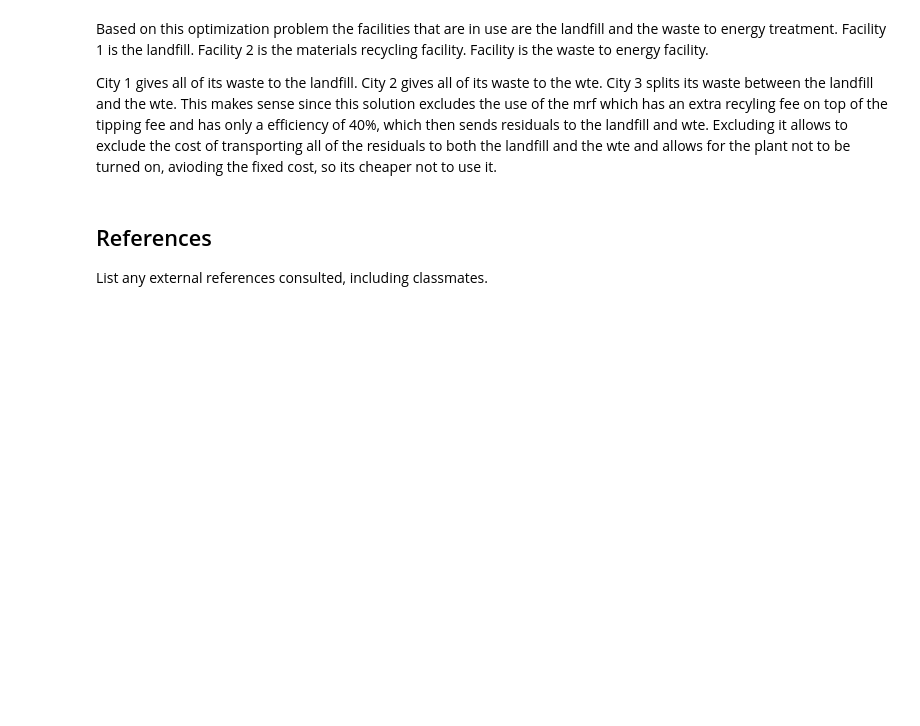
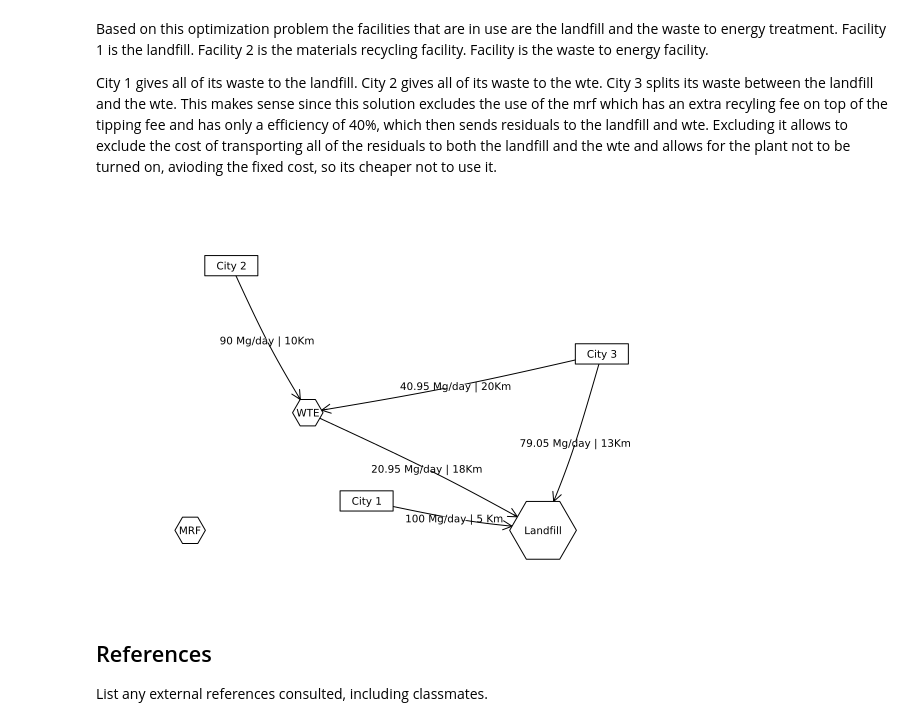
Before and after one commit to BEE4750-FA24/hw5-fls-1, a Jupyter notebook: hw05_sarah_v2.ipynb, the cells around one changed output. Cells and saved outputs as stored; diff of their text form; code cells hidden in the pictures; blank space fills up the shorter version.

Commit message:
add figure

```diff
--- a/hw05_sarah_v2.ipynb
+++ b/hw05_sarah_v2.ipynb
@@ -260,6 +260,50 @@ Residual Waste from Facility 3 to Facility 3: 0.0
 Based on this optimization problem the facilities that are in use are the landfill and the waste to energy treatment. Facility 1 is the landfill. Facility 2 is the materials recycling facility. Facility is the waste to energy facility.
 
 City 1 gives all of its waste to the landfill. City 2 gives all of its waste to the wte. City 3 splits its waste between the landfill and the wte. This makes sense since this solution excludes the use of the mrf which has an extra recyling fee on top of the tipping fee and has only a efficiency of 40%, which then sends residuals to the landfill and wte. Excluding it allows to exclude the cost of transporting all of the residuals to both the landfill and the wte and allows for the plant not to be turned on, avioding the fixed cost, so its cheaper not to use it.
+# %%
+# Adjacency matrix for 6 nodes
+A = [0 0 0 0 1 0;   # Edge from City 1 Landfill
+     0 0 0 0 0 1;   # Edge from City 2 to WTE
+     0 0 0 0 1 1;   # Edge from City 3 to Landfill + WTE
+     0 0 0 0 0 0;   # MRF
+     0 0 0 0 0 0;   # Landfill (updated)
+     0 0 0 0 1 0];  # WTE to Landfill
+
+# Node labels
+names = ["City 1", "City 2", "City 3", "MRF", "Landfill", "WTE"]
+
+# Edge labels (flow values)
+edge_labels = Dict(
+    (1, 5) => "100 Mg/day | 5 Km",
+    (2, 6) => "90 Mg/day | 10Km",
+    (3, 5) => "79.05 Mg/day | 13Km",
+    (3, 6) => "40.95 Mg/day | 20Km",
+    (6, 5) => "20.95 Mg/day | 18Km",
+
+)
+
+# Shapes for nodes
+shapes = [:rect, :rect, :rect, :hexagon, :hexagon, :hexagon]
+
+# Node positions for 6 nodes
+xpos = [1.5, -0.8, 5.5, -1.5, 4.5, 0.5]
+ypos = [0, 4, 2.5, -0.5, -0.5, 1.5]
+
+# Create and display the graph
+p = graphplot(
+    A,
+    names=names,
+    edgelabel=edge_labels,
+    markersize=0.48,      # Adjust marker size for visibility
+    markershapes=shapes, # Set node shapes
+    markercolor=:white,  # Node background color
+    x=xpos,              # Set x positions
+    y=ypos               # Set y positions
+)
+
+display(p)
+# %% [output]
+[figure, added]
 # %% [markdown]
 ## References
 
```
Also changed, not shown: parts of 1 cell of this notebook.
